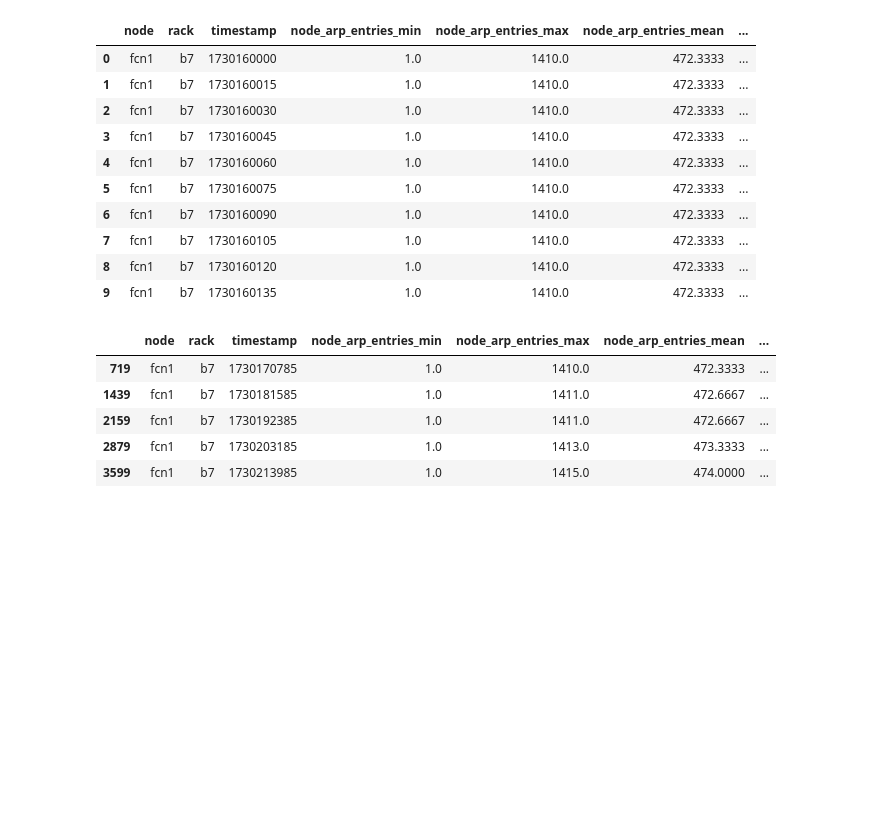
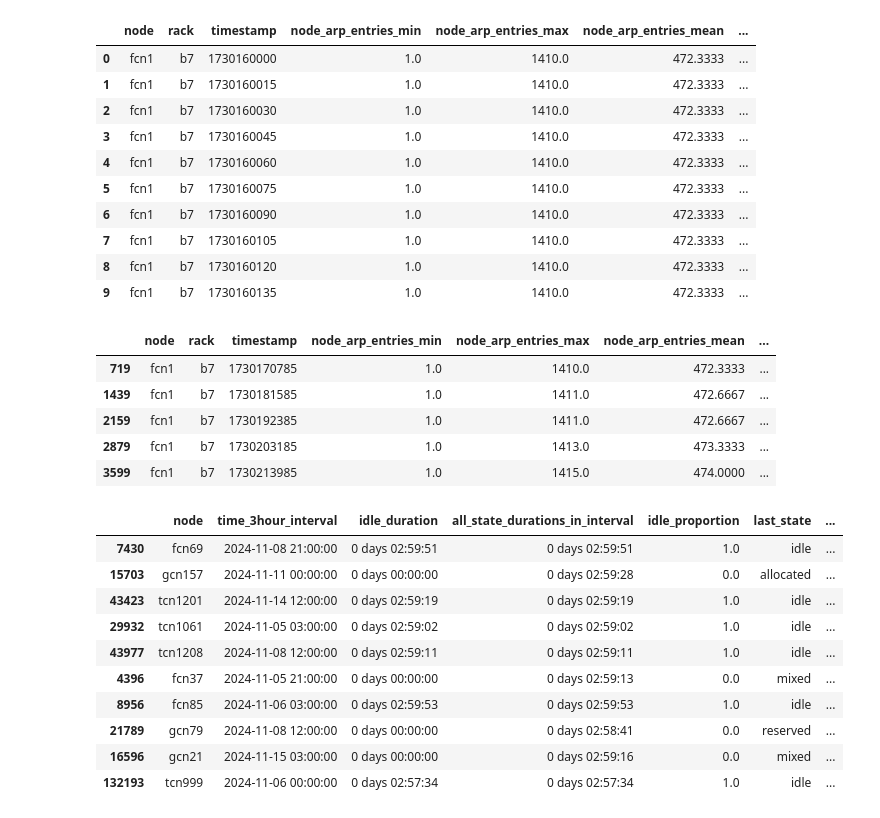
Before and after one commit to sara-nl/energy_efficiency_system_level, a Jupyter notebook: ML_sinfo.ipynb, the cells around one changed output. Saved outputs shown, nothing was run; the diff lists cells and outputs as text; code cells hidden in the pictures; blank space fills up the shorter version.

```diff
--- a/ML_sinfo.ipynb
+++ b/ML_sinfo.ipynb
@@ -148,9 +188,25 @@ df_last.head()
 | 2879 | fcn1 | b7 | 1730203185 | 1.0 | 1413.0 | 473.3333 | ... |
 | 3599 | fcn1 | b7 | 1730213985 | 1.0 | 1415.0 | 474.0000 | ... |
 # %%
-
+"""
+As we can see many of the rows are NAN, this means that for that specifc node there was no data in Prom.
+We have to load other stored data and do the same thing.
+"""
+# merge the data with the df_stat
 df_stat = pd.merge(df_stat, df_last,
                    how='left', on=['node', time_col]).copy()
 df_stat.rename(columns={'time':'time_for_last_prom_measurement'}, inplace=True)
 df_stat.sample(n=10)
 # df_stat[df_stat['node'].isin(['fcn113', 'fcn114'])].head()
+# %% [output]
+|  | node | time_3hour_interval | idle_duration | all_state_durations_in_interval | idle_proportion | last_state | ... |
+| 7430 | fcn69 | 2024-11-08 21:00:00 | 0 days 02:59:51 | 0 days 02:59:51 | 1.0 | idle | ... |
+| 15703 | gcn157 | 2024-11-11 00:00:00 | 0 days 00:00:00 | 0 days 02:59:28 | 0.0 | allocated | ... |
+| 43423 | tcn1201 | 2024-11-14 12:00:00 | 0 days 02:59:19 | 0 days 02:59:19 | 1.0 | idle | ... |
+| 29932 | tcn1061 | 2024-11-05 03:00:00 | 0 days 02:59:02 | 0 days 02:59:02 | 1.0 | idle | ... |
+| 43977 | tcn1208 | 2024-11-08 12:00:00 | 0 days 02:59:11 | 0 days 02:59:11 | 1.0 | idle | ... |
+| 4396 | fcn37 | 2024-11-05 21:00:00 | 0 days 00:00:00 | 0 days 02:59:13 | 0.0 | mixed | ... |
+| 8956 | fcn85 | 2024-11-06 03:00:00 | 0 days 02:59:53 | 0 days 02:59:53 | 1.0 | idle | ... |
+| 21789 | gcn79 | 2024-11-08 12:00:00 | 0 days 00:00:00 | 0 days 02:58:41 | 0.0 | reserved | ... |
+| 16596 | gcn21 | 2024-11-15 03:00:00 | 0 days 00:00:00 | 0 days 02:59:16 | 0.0 | mixed | ... |
+| 132193 | tcn999 | 2024-11-06 00:00:00 | 0 days 02:57:34 | 0 days 02:57:34 | 1.0 | idle | ... |
```
Also changed, not shown: parts of 10 cells of this notebook, 7 other files.
